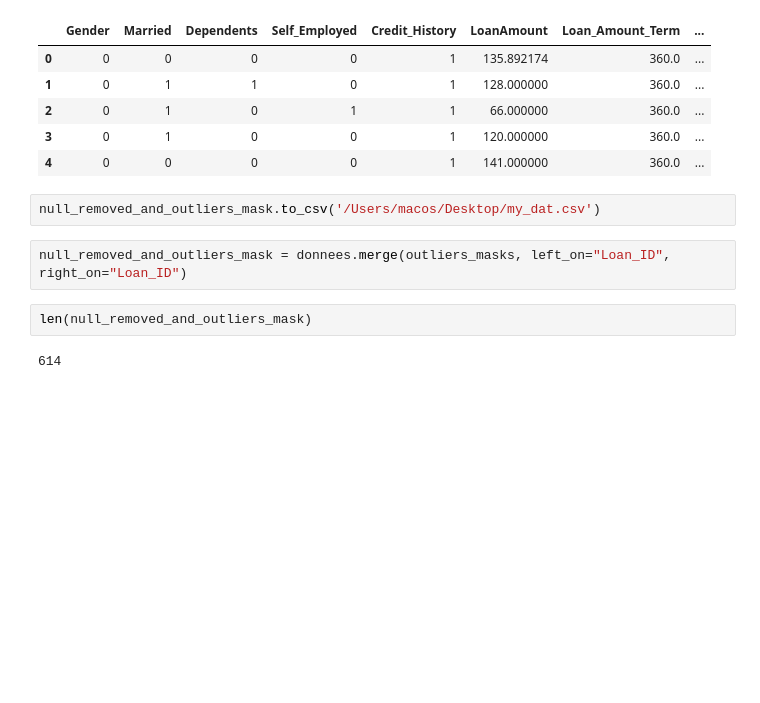
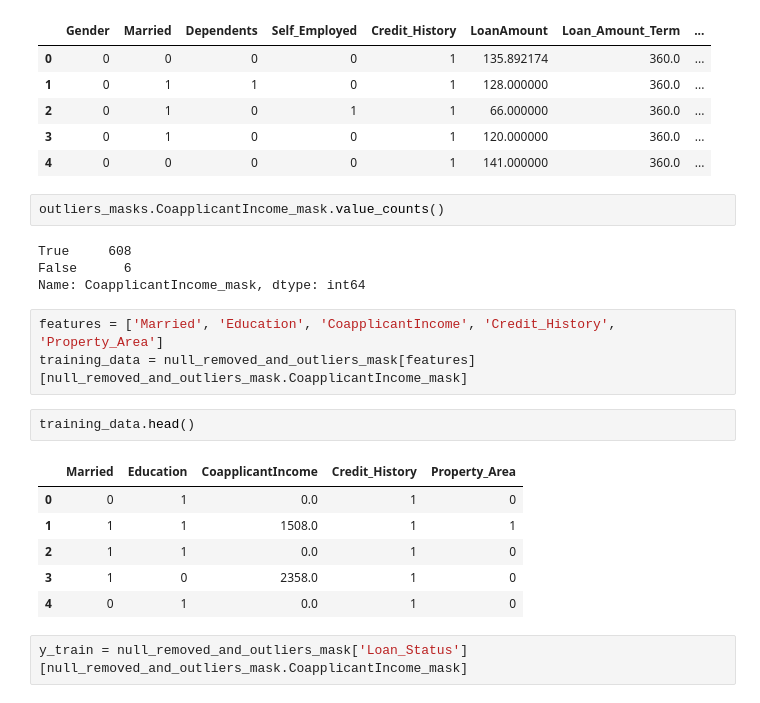
Before and after one commit to NabilBis/Loan-Prediction, a Jupyter notebook: Loan Prediction.ipynb, the cells around one changed output. Saved outputs shown, nothing was run; the diff lists cells and outputs as text; blank space fills up the shorter version.

Commit message:
Model trained

```diff
--- a/Loan Prediction.ipynb
+++ b/Loan Prediction.ipynb
@@ -980,11 +980,23 @@ donnees.head()
 | 2 | 0 | 1 | 0 | 1 | 1 | 66.000000 | 360.0 | ... |
 | 3 | 0 | 1 | 0 | 0 | 1 | 120.000000 | 360.0 | ... |
 | 4 | 0 | 0 | 0 | 0 | 1 | 141.000000 | 360.0 | ... |
-# %%
-null_removed_and_outliers_mask.to_csv('/Users/macos/Desktop/my_dat.csv')
-# %%
-null_removed_and_outliers_mask = donnees.merge(outliers_masks, left_on="Loan_ID", right_on="Loan_ID")
-# %%
-len(null_removed_and_outliers_mask)
-# %% [output]
-614
+# %%
+outliers_masks.CoapplicantIncome_mask.value_counts()
+# %% [output]
+True     608
+False      6
+Name: CoapplicantIncome_mask, dtype: int64
+# %%
+features = ['Married', 'Education', 'CoapplicantIncome', 'Credit_History', 'Property_Area']
+training_data = null_removed_and_outliers_mask[features][null_removed_and_outliers_mask.CoapplicantIncome_mask]
+# %%
+training_data.head()
+# %% [output]
+|  | Married | Education | CoapplicantIncome | Credit_History | Property_Area |
+| 0 | 0 | 1 | 0.0 | 1 | 0 |
+| 1 | 1 | 1 | 1508.0 | 1 | 1 |
+| 2 | 1 | 1 | 0.0 | 1 | 0 |
+| 3 | 1 | 0 | 2358.0 | 1 | 0 |
+| 4 | 0 | 1 | 0.0 | 1 | 0 |
+# %%
+y_train = null_removed_and_outliers_mask['Loan_Status'][null_removed_and_outliers_mask.CoapplicantIncome_mask]
```
Also changed, not shown: parts of 13 cells of this notebook.
